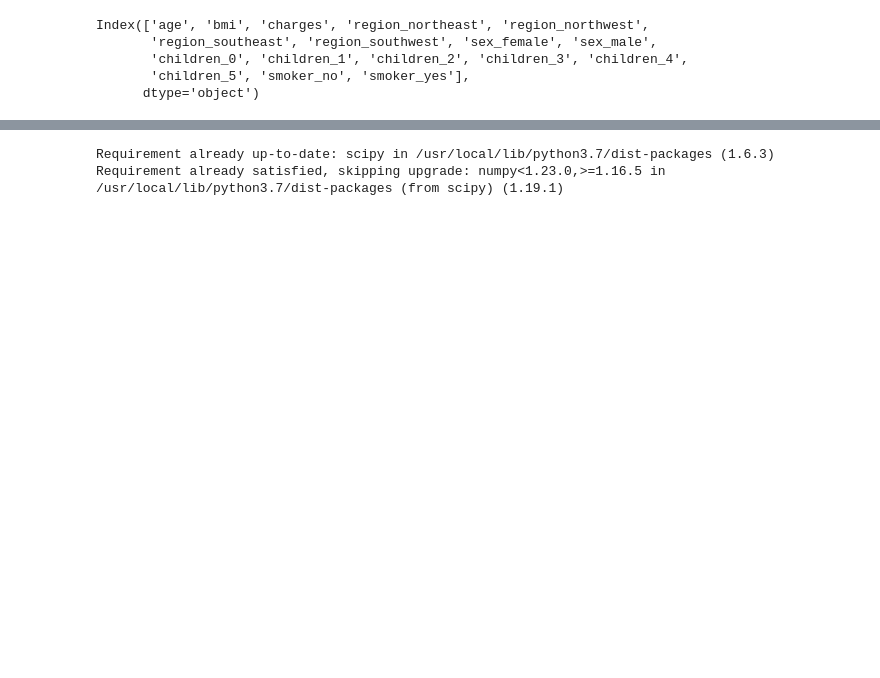
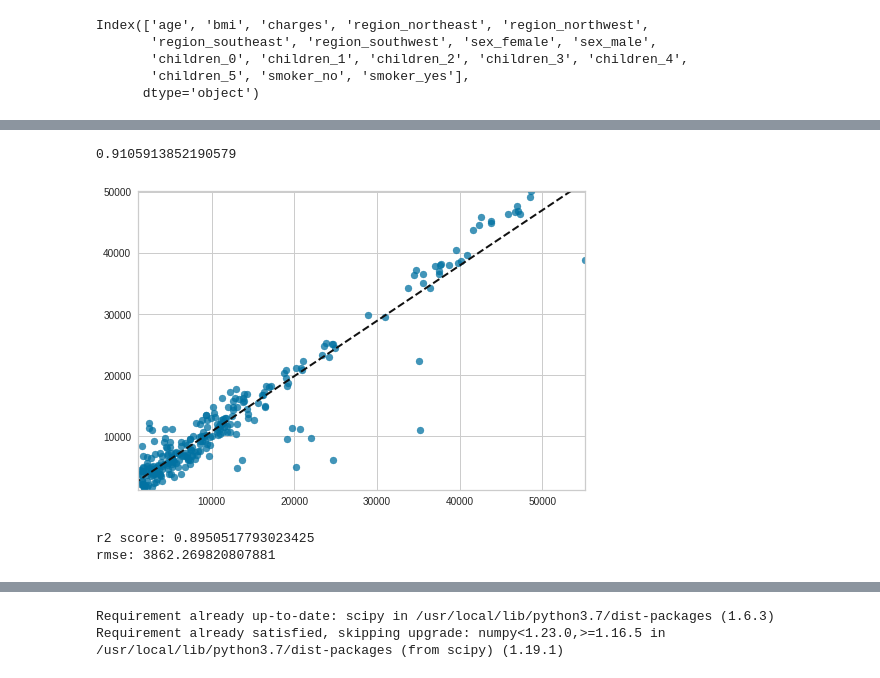
Before and after one commit to Jcnok/modelos-ml-python, a Jupyter notebook: Medical_Cost_Personal.ipynb, the cells around one changed output, grey strips where cells are left out. Cells and saved outputs as stored; diff of their text form; code cells hidden in the pictures; blank space fills up the shorter version.

```diff
--- a/Medical_Cost_Personal.ipynb
+++ b/Medical_Cost_Personal.ipynb
@@ -781,0 +867,27 @@ ImportError: ignored
+# %%
+#visualização do resultado do modelo de predição.
+viz = PredictionError(lgbmr)
+viz.fit(X_train, y_train)
+viz.score(X_test, y_test)
+#viz.show()
+# %% [output]
+0.9105913852190579
+[figure, added]
+# %%
+# Teste com o modelo RandomForestRegressor.
+from sklearn.ensemble import RandomForestRegressor
+
+X = df[['age', 'bmi', 'smoker_no', 'smoker_yes']]
+y = df['charges']
+
+X_train, X_test, y_train, y_test  = train_test_split(X, y, test_size = 0.20, random_state= 13)
+rfr = RandomForestRegressor()
+rfr.fit(X_train, y_train)
+rfr_predict = rfr.predict(X_test)
+rfr_r2score = r2_score(y_test, rfr_predict)
+rfr_rmse = mean_squared_error(y_test, rfr_predict, squared=False)
+print('r2 score:', rfr_r2score)
+print('rmse:', rfr_rmse)
+# %% [output]
+r2 score: 0.8950517793023425
+rmse: 3862.269820807881
```
Also changed, not shown: parts of 91 cells of this notebook.
